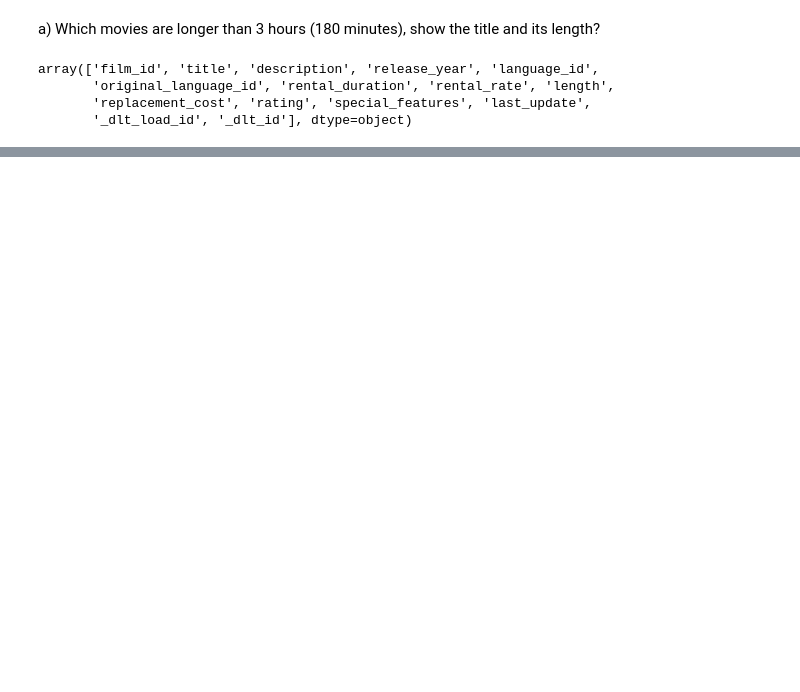
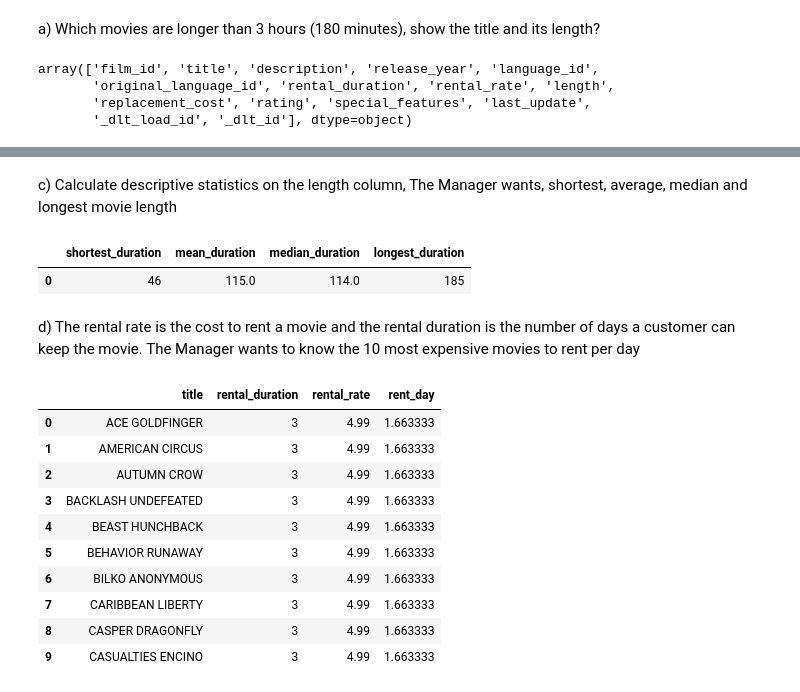
Before and after one commit to giraudcgc-cpu/DE25_sql_lab1_christophe_giraud, a Jupyter notebook: test.ipynb, the cells around one changed output, grey strips where cells are left out. Cells and saved outputs as stored; diff of their text form; code cells hidden in the pictures; blank space fills up the shorter version.

```diff
--- a/test.ipynb
+++ b/test.ipynb
@@ -60,0 +63,7 @@ film_length
+# %%
+with duckdb.connect("data/sakila.duckdb") as conn:
+    love_in_title = conn.sql("SELECT title, rating, length, description FROM staging.film WHERE regexp_matches(title, '(?i)\\blove\\b')""").df()
+# some \ and new " " appeared when I went to the next line - to check with Debbie if normal
+love_in_title
+#Just love in title
+# capital letters so no need for ILIKE
@@ -60,0 +77,36 @@ film_length
+# %% [markdown]
+c) Calculate descriptive statistics on the length column, The Manager wants, shortest, average, median and
+longest movie length
+# %%
+# from 04_querying_data/sql/aggregate_functions.sql:
+# MIN() AS shortest_duration,
+# AVG() AS mean_duration,
+# MEDIAN() AS median_duration,
+# MAX() AS longest_duration
+with duckdb.connect("data/sakila.duckdb") as conn:
+    film_duration = conn.sql("SELECT MIN(length) as shortest_duration, ROUND(AVG(length)) as mean_duration, MEDIAN(length) as median_duration, MAX(length) as longest_duration FROM staging.film;").df()
+
+film_duration
+# %% [output]
+|  | shortest_duration | mean_duration | median_duration | longest_duration |
+| 0 | 46 | 115.0 | 114.0 | 185 |
+# %% [markdown]
+d) The rental rate is the cost to rent a movie and the rental duration is the number of days a customer can
+keep the movie. The Manager wants to know the 10 most expensive movies to rent per day
+# %%
+with duckdb.connect("data/sakila.duckdb") as conn:
+    film_duration = conn.sql("SELECT title, rental_duration, rental_rate, (rental_rate/rental_duration) AS rent_day FROM staging.film ORDER BY rent_day DESC LIMIT 10;").df()
+
+film_duration
+# %% [output]
+|  | title | rental_duration | rental_rate | rent_day |
+| 0 | ACE GOLDFINGER | 3 | 4.99 | 1.663333 |
+| 1 | AMERICAN CIRCUS | 3 | 4.99 | 1.663333 |
+| 2 | AUTUMN CROW | 3 | 4.99 | 1.663333 |
+| 3 | BACKLASH UNDEFEATED | 3 | 4.99 | 1.663333 |
+| 4 | BEAST HUNCHBACK | 3 | 4.99 | 1.663333 |
+| 5 | BEHAVIOR RUNAWAY | 3 | 4.99 | 1.663333 |
+| 6 | BILKO ANONYMOUS | 3 | 4.99 | 1.663333 |
+| 7 | CARIBBEAN LIBERTY | 3 | 4.99 | 1.663333 |
+| 8 | CASPER DRAGONFLY | 3 | 4.99 | 1.663333 |
+| 9 | CASUALTIES ENCINO | 3 | 4.99 | 1.663333 |
```
Also changed, not shown: parts of 17 cells of this notebook.
